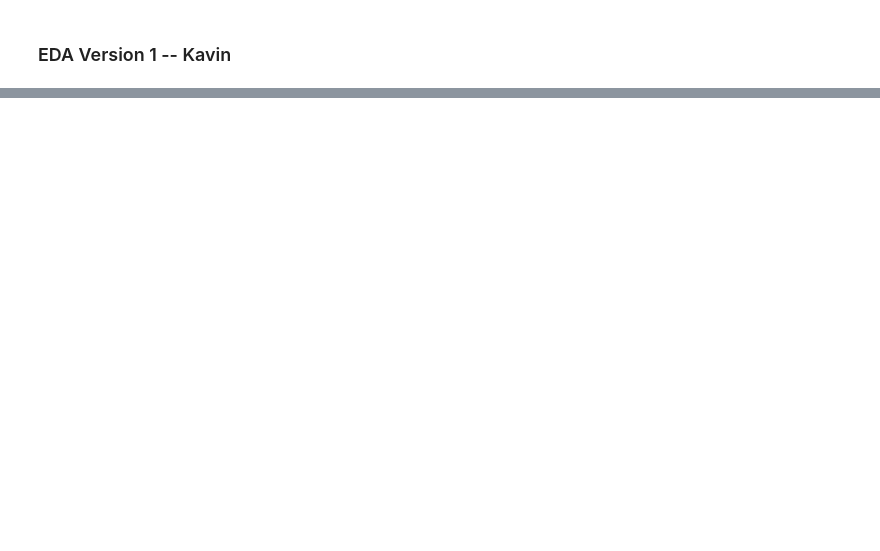
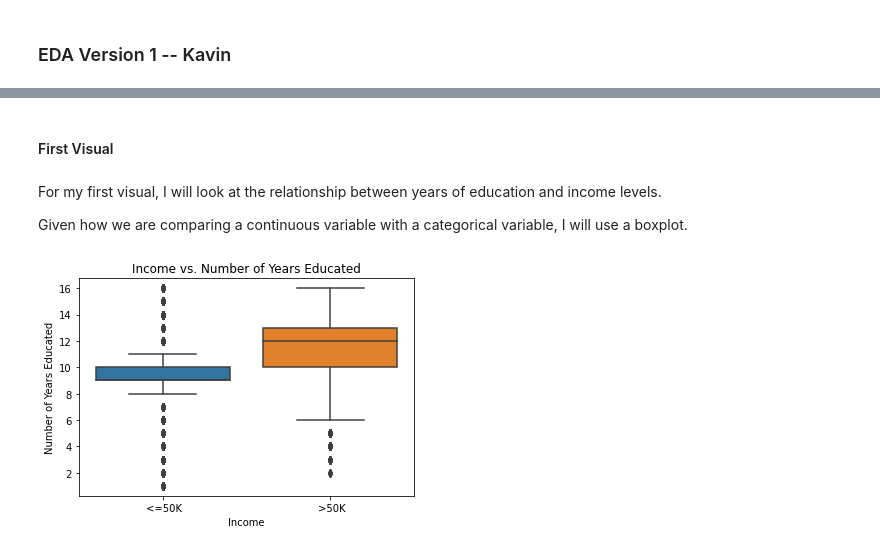
Before and after one commit to UCB-stat-159-s22/hw07-group24, a Jupyter notebook: notebooks/EDA.ipynb, the cells around one changed output, grey strips where cells are left out. Saved outputs shown, nothing was run; the diff lists cells and outputs as text; code cells hidden in the pictures; blank space fills up the shorter version.

```diff
--- a/notebooks/EDA.ipynb
+++ b/notebooks/EDA.ipynb
@@ -8,0 +82,23 @@ Ellipsis
+# %%
+#data read + process
+mycwd = os.getcwd()
+os.chdir("..")
+df = pd.read_csv("data/" + "adult.data",
+            index_col=False,
+            names=['age',
+                   'workclass',
+                   'fnlwgt',
+                   'education',
+                   'education-num',
+                   'marital-status',
+                   'occupation',
+                   'relationship',
+                   'race',
+                   'sex',
+                   'capital-gain',
+                   'capital-loss',
+                   'hours-per-week',
+                   'native-country',
+                   'income'])
+os.chdir(mycwd)
+df.head()
@@ -8,0 +112,13 @@ Ellipsis
+# %% [markdown]
+#### First Visual
+# %% [markdown]
+For my first visual, I will look at the relationship between years of education and income levels.
+
+Given how we are comparing a continuous variable with a categorical variable, I will use a boxplot.
+# %%
+ax = sns.boxplot(x="income", y="education-num", data=df)
+ax.set_title("Income vs. Number of Years Educated")
+ax.set_xlabel('Income')
+ax.set_ylabel('Number of Years Educated');
+# %% [output]
+[figure, added]
```
Also changed, not shown: parts of 34 cells of this notebook.
